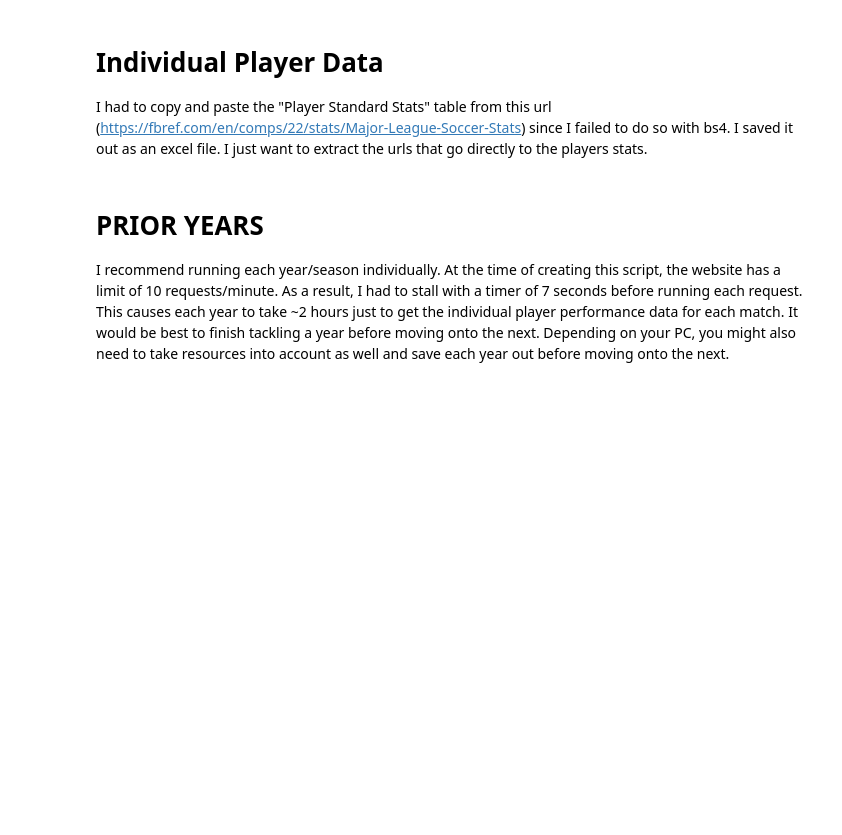
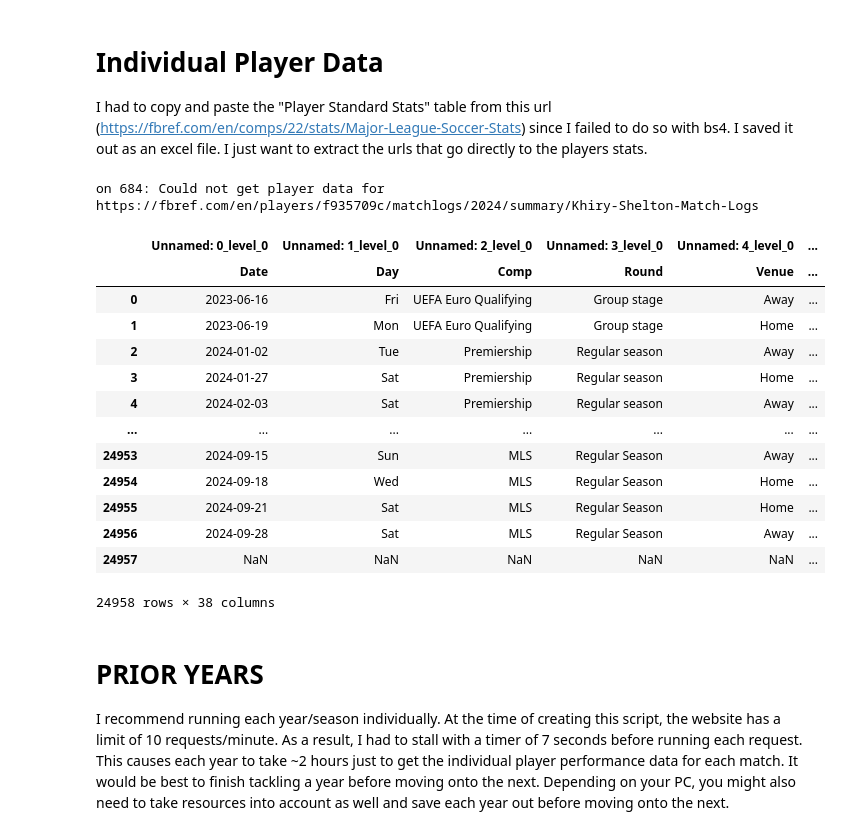
Before and after one commit to cmluna2913/FutbolMatchPrediction, a Jupyter notebook: notebooks/data_extraction.ipynb, the cells around one changed output. Drawn from its saved outputs; the diff is of its cells as text; code cells hidden in the pictures; blank space fills up the shorter version.

```diff
--- a/notebooks/data_extraction.ipynb
+++ b/notebooks/data_extraction.ipynb
@@ -214,7 +222,26 @@ for index, pair in enumerate(pairs):
 I had to copy and paste the "Player Standard Stats" table from this url (https://fbref.com/en/comps/22/stats/Major-League-Soccer-Stats) since I failed to do so with bs4. I saved it
 out as an excel file. I just want to extract the urls that go directly to the players stats.
 # %%
-player_data_2022_df, failed_links_2024 = get_all_player_match_data(config['paths']['all_players_2023'])
+player_data_2024_df, failed_links_2024 = get_all_player_match_data(config['paths']['all_players_2024'])
+# %% [output]
+on 684: Could not get player data for https://fbref.com/en/players/f935709c/matchlogs/2024/summary/Khiry-Shelton-Match-Logs
+# %%
+player_data_2024_df
+# %% [output]
+|  | Unnamed: 0_level_0 | Unnamed: 1_level_0 | Unnamed: 2_level_0 | Unnamed: 3_level_0 | Unnamed: 4_level_0 | ... |
+|  | Date | Day | Comp | Round | Venue | ... |
+| 0 | 2023-06-16 | Fri | UEFA Euro Qualifying | Group stage | Away | ... |
+| 1 | 2023-06-19 | Mon | UEFA Euro Qualifying | Group stage | Home | ... |
+| 2 | 2024-01-02 | Tue | Premiership | Regular season | Away | ... |
+| 3 | 2024-01-27 | Sat | Premiership | Regular season | Home | ... |
+| 4 | 2024-02-03 | Sat | Premiership | Regular season | Away | ... |
+| ... | ... | ... | ... | ... | ... | ... |
+| 24953 | 2024-09-15 | Sun | MLS | Regular Season | Away | ... |
+| 24954 | 2024-09-18 | Wed | MLS | Regular Season | Home | ... |
+| 24955 | 2024-09-21 | Sat | MLS | Regular Season | Home | ... |
+| 24956 | 2024-09-28 | Sat | MLS | Regular Season | Away | ... |
+| 24957 | NaN | NaN | NaN | NaN | NaN | ... |
+24958 rows × 38 columns
 # %%
 player_data_2024_df.to_csv(output/"mls_2024"/"all_player_data_2024.csv")
 # %% [markdown]
```
Also changed, not shown: parts of 7 cells of this notebook, 2 other files.
